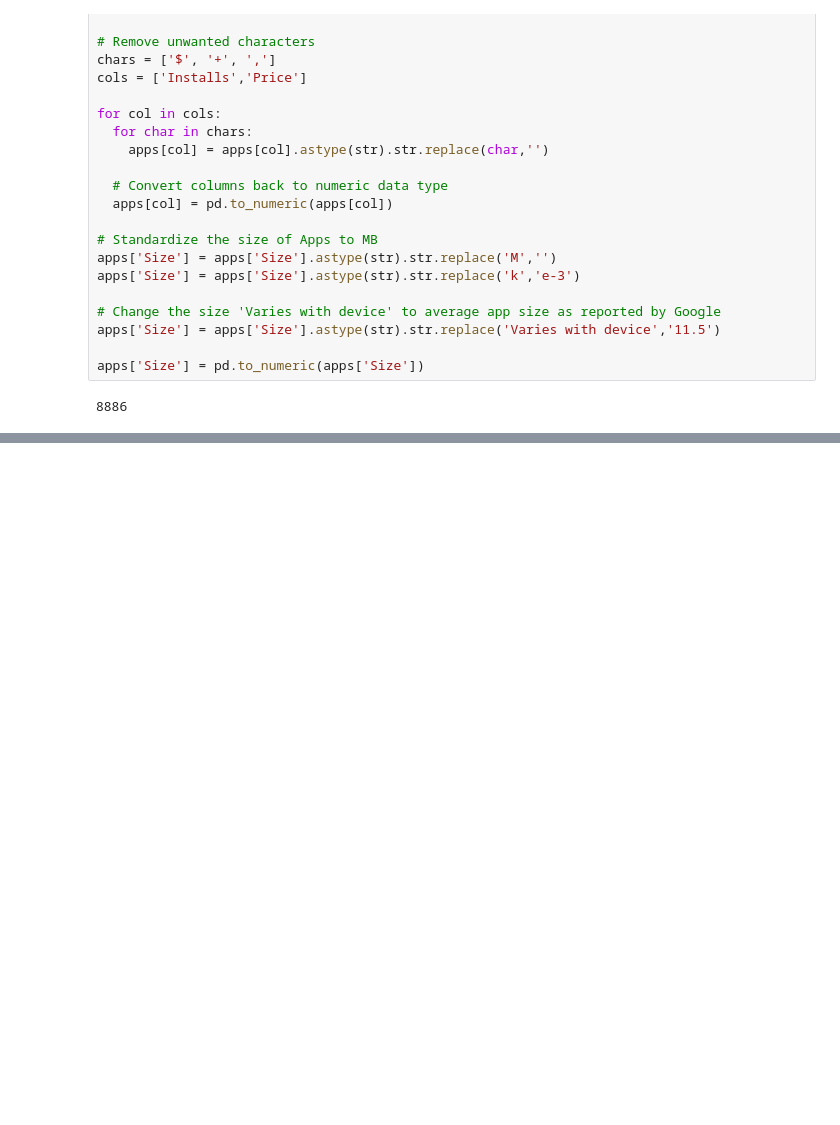
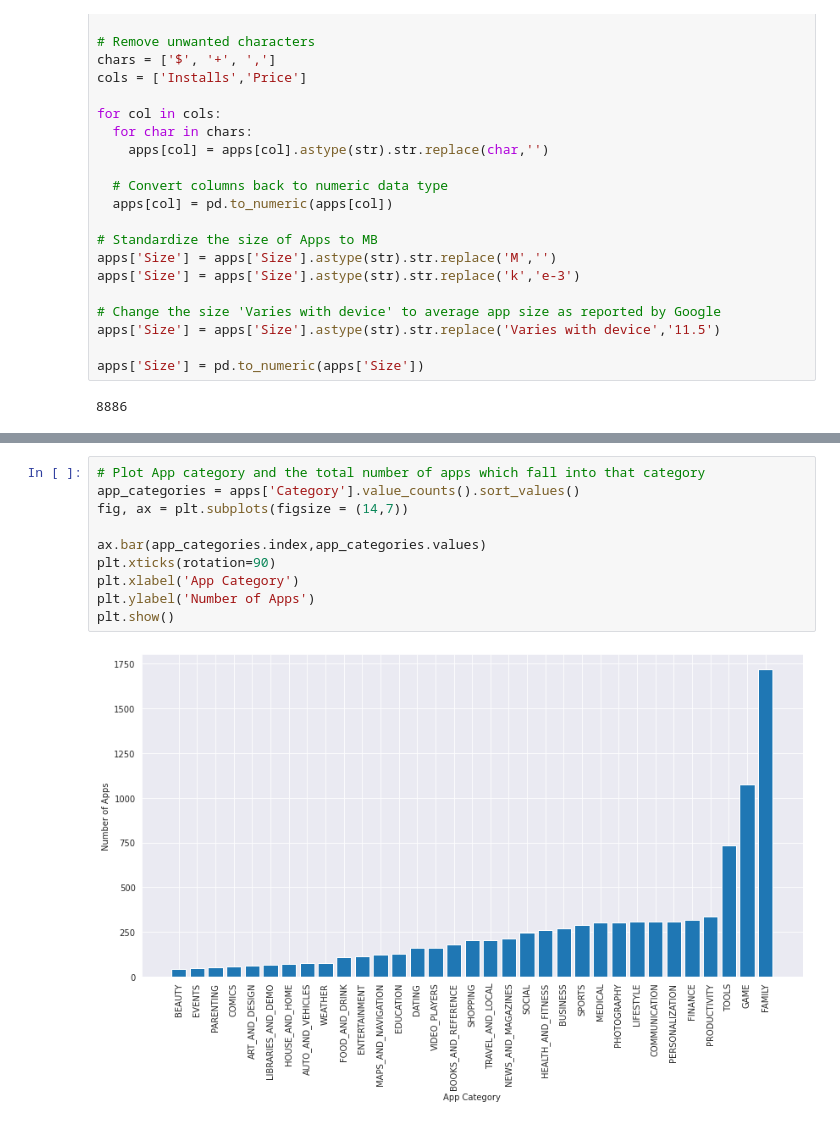
Before and after one commit to kapeeshvarma/Play-Store-App-Analysis, a Jupyter notebook: Play_Store_App_Review_Analysis_Capstone_Project.ipynb, the cells around one changed output, grey strips where cells are left out. Saved outputs shown, nothing was run; the diff lists cells and outputs as text; blank space fills up the shorter version.

```diff
--- a/Play_Store_App_Review_Analysis_Capstone_Project.ipynb
+++ b/Play_Store_App_Review_Analysis_Capstone_Project.ipynb
@@ -114,0 +129,12 @@ apps.sample(10)
+# %%
+# Plot App category and the total number of apps which fall into that category
+app_categories = apps['Category'].value_counts().sort_values()
+fig, ax = plt.subplots(figsize = (14,7))
+
+ax.bar(app_categories.index,app_categories.values)
+plt.xticks(rotation=90)
+plt.xlabel('App Category')
+plt.ylabel('Number of Apps')
+plt.show()
+# %% [output]
+[figure, added]
```
Also changed, not shown: parts of 5 cells of this notebook.
